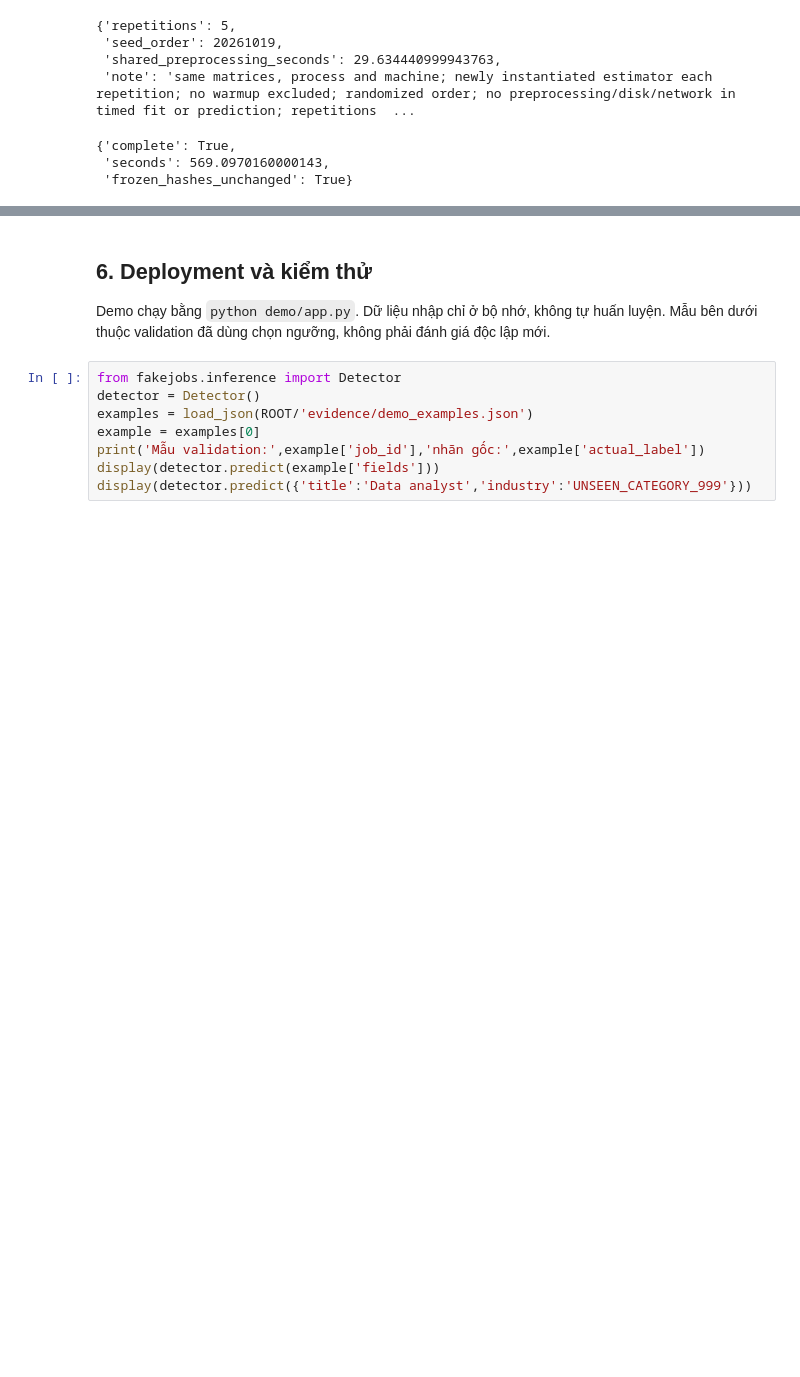
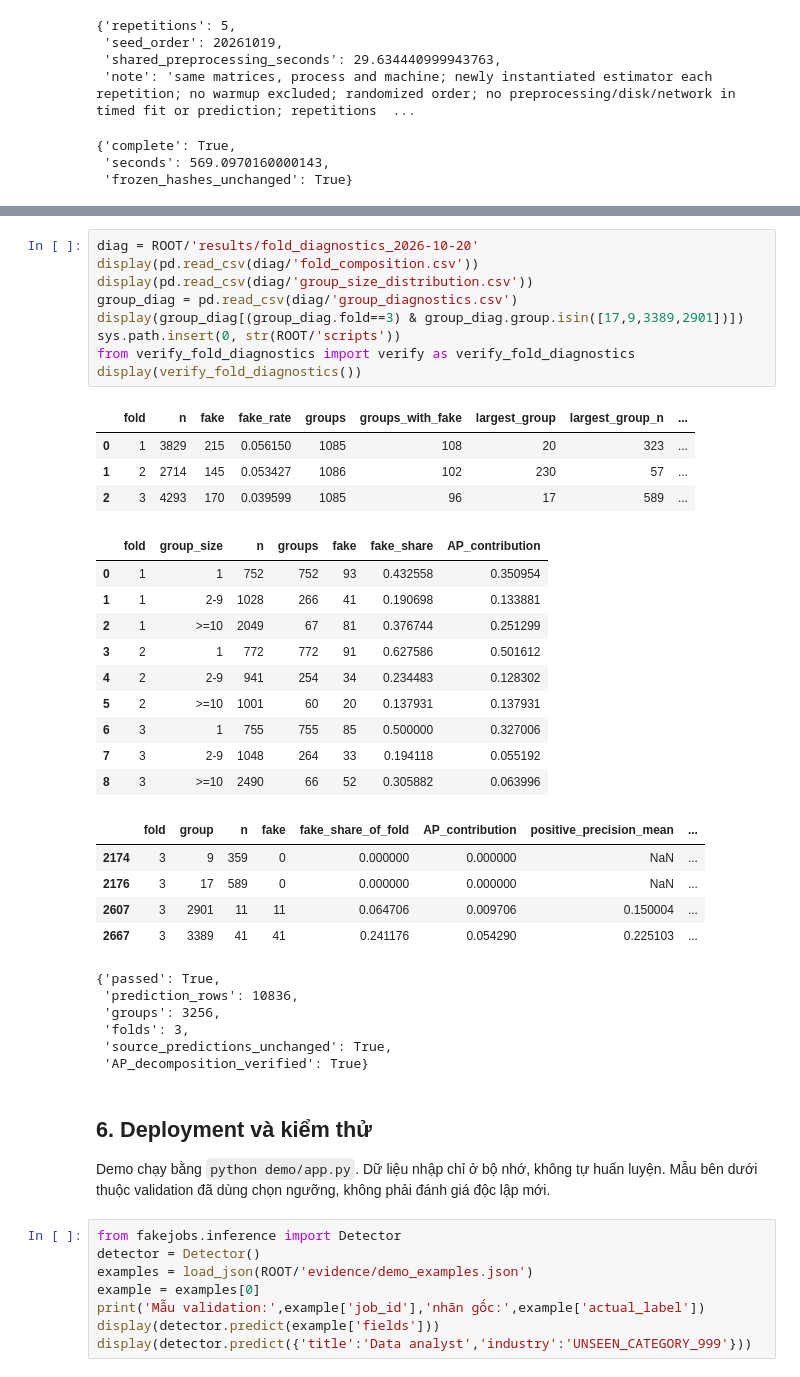
Before and after one commit to MinhLe2508/Fake_Job_Posting_Detection, a Jupyter notebook: Final_CRISP_DM.ipynb, the cells around one changed output, grey strips where cells are left out. Cells and saved outputs as stored; diff of their text form; blank space fills up the shorter version.

```diff
--- a/Final_CRISP_DM.ipynb
+++ b/Final_CRISP_DM.ipynb
@@ -566,3 +569,38 @@ display(load_json(extra/'completion.json'))
+# %%
+diag = ROOT/'results/fold_diagnostics_2026-10-20'
+display(pd.read_csv(diag/'fold_composition.csv'))
+display(pd.read_csv(diag/'group_size_distribution.csv'))
+group_diag = pd.read_csv(diag/'group_diagnostics.csv')
+display(group_diag[(group_diag.fold==3) & group_diag.group.isin([17,9,3389,2901])])
+sys.path.insert(0, str(ROOT/'scripts'))
+from verify_fold_diagnostics import verify as verify_fold_diagnostics
+display(verify_fold_diagnostics())
+# %% [output]
+|  | fold | n | fake | fake_rate | groups | groups_with_fake | largest_group | largest_group_n | ... |
+| 0 | 1 | 3829 | 215 | 0.056150 | 1085 | 108 | 20 | 323 | ... |
+| 1 | 2 | 2714 | 145 | 0.053427 | 1086 | 102 | 230 | 57 | ... |
+| 2 | 3 | 4293 | 170 | 0.039599 | 1085 | 96 | 17 | 589 | ... |
+|  | fold | group_size | n | groups | fake | fake_share | AP_contribution |
+| 0 | 1 | 1 | 752 | 752 | 93 | 0.432558 | 0.350954 |
+| 1 | 1 | 2-9 | 1028 | 266 | 41 | 0.190698 | 0.133881 |
+| 2 | 1 | >=10 | 2049 | 67 | 81 | 0.376744 | 0.251299 |
+| 3 | 2 | 1 | 772 | 772 | 91 | 0.627586 | 0.501612 |
+| 4 | 2 | 2-9 | 941 | 254 | 34 | 0.234483 | 0.128302 |
+| 5 | 2 | >=10 | 1001 | 60 | 20 | 0.137931 | 0.137931 |
+| 6 | 3 | 1 | 755 | 755 | 85 | 0.500000 | 0.327006 |
+| 7 | 3 | 2-9 | 1048 | 264 | 33 | 0.194118 | 0.055192 |
+| 8 | 3 | >=10 | 2490 | 66 | 52 | 0.305882 | 0.063996 |
+|  | fold | group | n | fake | fake_share_of_fold | AP_contribution | positive_precision_mean | ... |
+| 2174 | 3 | 9 | 359 | 0 | 0.000000 | 0.000000 | NaN | ... |
+| 2176 | 3 | 17 | 589 | 0 | 0.000000 | 0.000000 | NaN | ... |
+| 2607 | 3 | 2901 | 11 | 11 | 0.064706 | 0.009706 | 0.150004 | ... |
+| 2667 | 3 | 3389 | 41 | 41 | 0.241176 | 0.054290 | 0.225103 | ... |
+{'passed': True,
+ 'prediction_rows': 10836,
+ 'groups': 3256,
+ 'folds': 3,
+ 'source_predictions_unchanged': True,
+ 'AP_decomposition_verified': True}
 # %% [markdown]
 ## 6. Deployment và kiểm thử
 Demo chạy bằng `python demo/app.py`. Dữ liệu nhập chỉ ở bộ nhớ, không tự huấn luyện. Mẫu bên dưới thuộc validation đã dùng chọn ngưỡng, không phải đánh giá độc lập mới.
```
Also changed, not shown: parts of 3 cells of this notebook, 9 other files.
